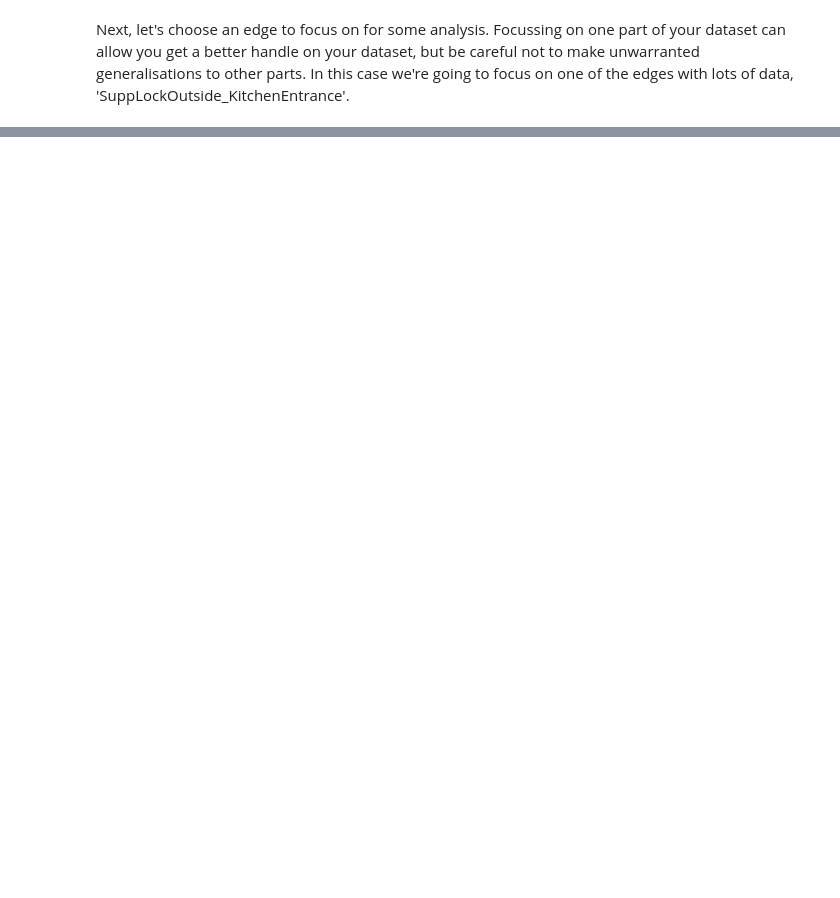
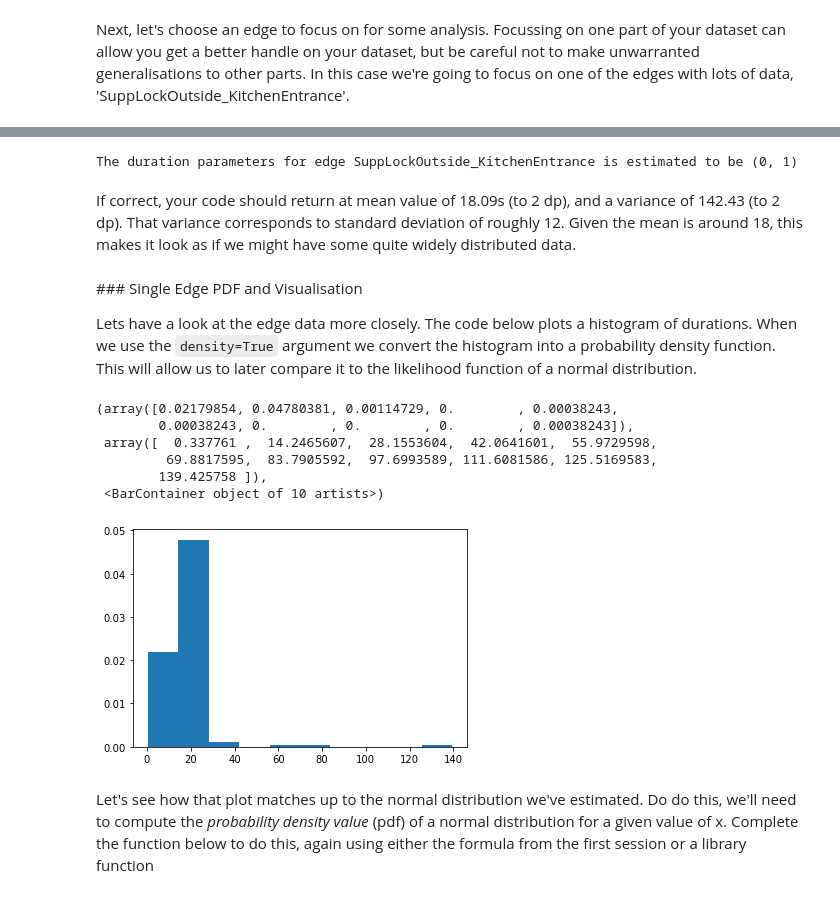
Before and after one commit to hawesie/oxnet-science, a Jupyter notebook: notebooks/robot_navigation_statistics.ipynb, the cells around one changed output, grey strips where cells are left out. Cells and saved outputs as stored; diff of their text form; code cells hidden in the pictures; blank space fills up the shorter version.

```diff
--- a/notebooks/robot_navigation_statistics.ipynb
+++ b/notebooks/robot_navigation_statistics.ipynb
@@ -64,7 +69,8 @@ When working with data, it is important to start by getting a general sense of t
 # %%
 def group_data_by_field(datalist, field):
     """
-    Given a list of dictionaries, return a dictionary of lists where each sublist contains all dictionaries with the same value of that field, and the key of that entry is that value.
+    Given a list of dictionaries, return a dictionary of lists where each sublist contains all dictionaries with the same value of that field,
+    and the key of that entry is that value.
     """
     output = dict()
     for d in datalist:
@@ -98,0 +144,3 @@ This allows us to query the data for the number of data points per edge, e.g.
+# %%
+edge_id = 'SuppPrintCopy_SuppLocker6'
+print(f"Edge {edge_id} has {edge_counts[edge_id]} entries")
@@ -349,0 +325,23 @@ More open-ended, challenging tasks for those more comfortable with Python and/or
+# %%
+print(f"The duration parameters for edge {focus_edge} is estimated to be {estimate_duration_parameters(edge_operation_data[focus_edge])}")
+# %% [output]
+The duration parameters for edge SuppLockOutside_KitchenEntrance is estimated to be (0, 1)
+# %% [markdown]
+If correct, your code should return at mean value of 18.09s (to 2 dp), and a variance of 142.43 (to 2 dp). That variance corresponds to standard deviation of roughly 12. Given the mean is around 18, this makes it look as if we might have some quite widely distributed data.
+# %% [markdown]
+### Single Edge PDF and Visualisation
+
+Lets have a look at the edge data more closely. The code below plots a histogram of durations. When we use the `density=True` argument we convert the histogram into a probability density function. This will allow us to later compare it to the likelihood function of a normal distribution.
+# %%
+edge_durations = [edge[0] for edge in edge_operation_data[focus_edge]]
+plt.hist(edge_durations, density=True)
+# %% [output]
+(array([0.02179854, 0.04780381, 0.00114729, 0.        , 0.00038243,
+        0.00038243, 0.        , 0.        , 0.        , 0.00038243]),
+ array([  0.337761 ,  14.2465607,  28.1553604,  42.0641601,  55.9729598,
+         69.8817595,  83.7905592,  97.6993589, 111.6081586, 125.5169583,
+        139.425758 ]),
+ <BarContainer object of 10 artists>)
+[figure, added]
+# %% [markdown]
+Let's see how that plot matches up to the normal distribution we've estimated. Do do this, we'll need to compute the *probability density value* (pdf) of a normal distribution for a given value of x. Complete the function below to do this, again using either the formula from the first session or a library function
```
Also changed, not shown: parts of 86 cells of this notebook.
